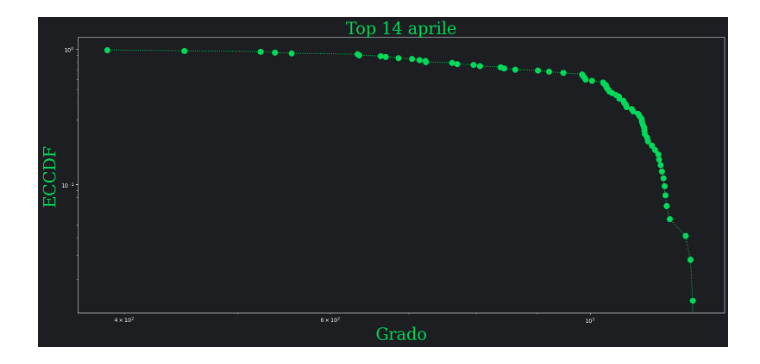
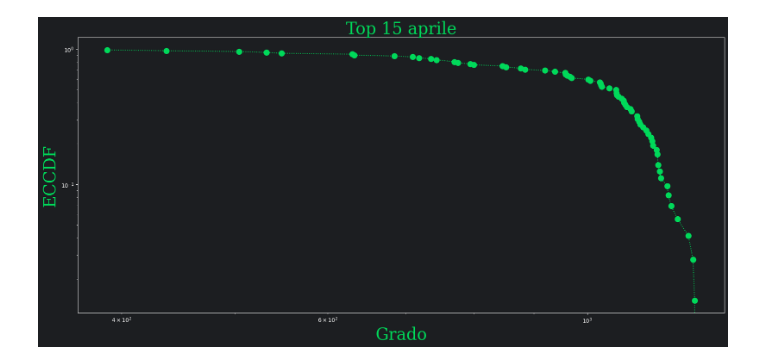
Before and after one commit to MarcoColan01/Social-Media-Mining, a Jupyter notebook: Progetto/Network analisys/ECDFs.ipynb, the cells around one changed output. Drawn from its saved outputs; the diff is of its cells as text; code cells hidden in the pictures.

```diff
--- a/Progetto/Network analisys/ECDFs.ipynb
+++ b/Progetto/Network analisys/ECDFs.ipynb
@@ -11,7 +11,7 @@ import matplotlib as mpl
 # %%
 #for z in range (1,16):
 giorno = 10
-for z in range (4,5):
+for z in range (5,6):
     with open(f'viral0{z}.pkl', 'rb') as f:
             grafo = pickle.load(f)
     #grafo = nx.read_gpickle('viral01.pkl')
@@ -30,31 +30,31 @@ for z in range (4,5):
     y = cdf_fb(x)
 
     # Visualizzazione
     fig_cdf_function = plt.figure(figsize=(21,9))
     fig_cdf_function.set_facecolor('#1c1e21')
     assi = fig_cdf_function.gca()
     assi.set_facecolor('#1c1e21')
 
     fpath = os.path.join(mpl.get_data_path(), "fonts/ttf/DejaVuSerif.ttf")
     prop = fm.FontProperties(fname=fpath)
     fname = os.path.split(fpath)[1]
 
     assi.set_xlabel('X-axis')
     assi.set_ylabel('Y-axis')
 
     assi.spines['left'].set_color('white')
     assi.spines['right'].set_color('white')         # setting up Y-axis tick color to red
     assi.spines['top'].set_color('white')
     assi.spines['bottom'].set_color('white')
     assi.tick_params(colors='white', which='both')
 
     assi.loglog(x,1-y,color = '#00d95a', linestyle = ':', marker= 'o',ms = 10)
     plt.title(f'Top {giorno+z} aprile'.format(fname), fontproperties=prop, size = 30, color='#00d95a')
     assi.set_xlabel('Grado'.format(fname), fontproperties=prop, size = 30, color='#00d95a')
     assi.set_ylabel('ECCDF'.format(fname), fontproperties=prop, size = 30, color='#00d95a')
 
     plt.savefig(f'global_ECDF0{z}.png')
     giorno += 1
     #plt.show()
 # %% [output]
-[figure, old version]
+[figure, new version]
```
Also changed, not shown: 26 other files.
